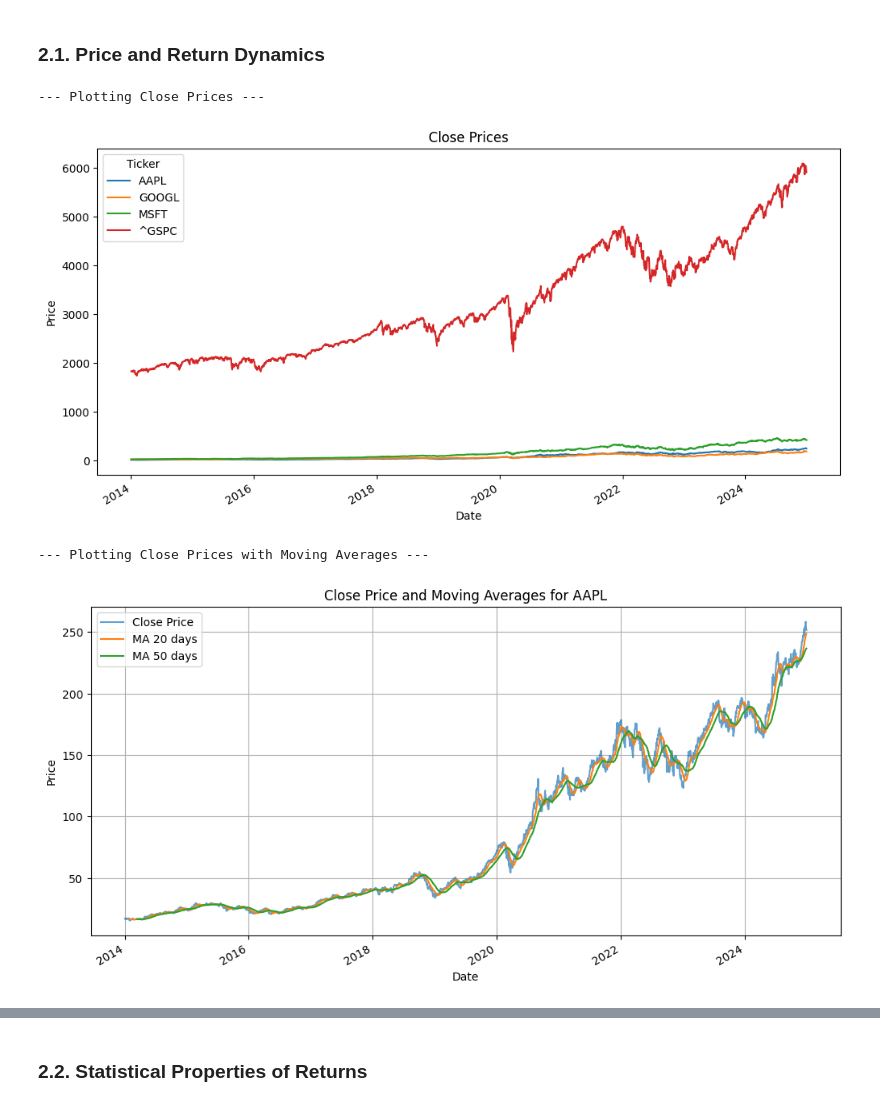
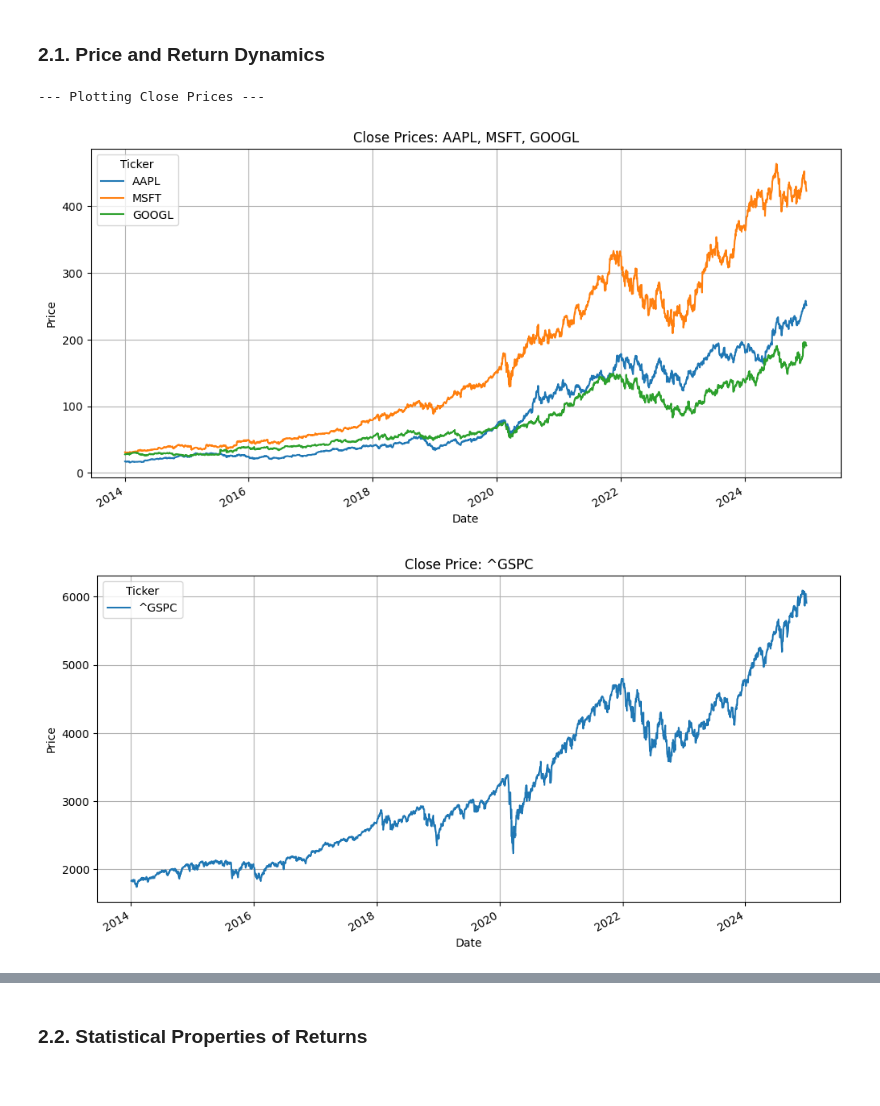
Before and after one commit to GeorgiiSizykh/EDA_of_Tech_Stocks, a Jupyter notebook: Financial_Data_Analysis/data_exploration.ipynb, the cells around one changed output, grey strips where cells are left out. Drawn from its saved outputs; the diff is of its cells as text; code cells hidden in the pictures.

Commit message:
Refactoring of subsec. 2.1 - Price and Return Dynamics

```diff
--- a/Financial_Data_Analysis/data_exploration.ipynb
+++ b/Financial_Data_Analysis/data_exploration.ipynb
@@ -256,32 +257,57 @@ Date
 # %% [markdown]
 ### 2.1. Price and Return Dynamics
 # %%
+# Plot individual tickers and index ticker (AAPL, MSFT, GOOGL, ^GSPC) in 4 separate windows or in a single window
+'''
 if not close_data.empty:
     print("\n--- Plotting Close Prices ---")
-    close_data.plot(figsize=(12, 6), title="Close Prices", subplots=False) # subplots=True для отдельных графиков
+    close_data.plot(figsize=(12, 6), title="Close Prices", subplots=False) # subplots=True for separate subplots
     plt.ylabel("Price")
     plt.legend(title='Ticker')
     plt.show()
+'''
 
+# Plot individual tickers (AAPL, MSFT, GOOGL) and index ticker (^GSPC) in 2 separate windows
 if not close_data.empty:
-    print("\n--- Plotting Close Prices with Moving Averages ---")
-    short_window = 20  # Например, 20-дневное МА (~ month)
-    long_window = 50   # Например, 50-дневное МА (~ quartal)
+    print("\n--- Plotting Close Prices ---")
 
-    for ticker in tickers_list:
-        if ticker in close_data.columns:
-            plt.figure(figsize=(12, 6))
-            close_data[ticker].plot(label='Close Price', alpha=0.7)
-            close_data[ticker].rolling(window=short_window).mean().plot(label=f'MA {short_window} days')
-            close_data[ticker].rolling(window=long_window).mean().plot(label=f'MA {long_window} days')
-            plt.title(f"Close Price and Moving Averages for {ticker}")
-            plt.xlabel("Date")
-            plt.ylabel("Price")
-            plt.legend()
-            plt.grid(True)
-            plt.show()
+    individual_tickers = tickers_list[:3] # AAPL, MSFT, GOOGL
+    index_ticker = tickers_list[3]  # ^GSPC - S&P 500
+
+    # --- AAPL, MSFT, GOOGL ---
+    if all(ticker in close_data.columns for ticker in individual_tickers):
+        fig1, ax1 = plt.subplots(figsize=(12, 6))
+
+        for ticker in individual_tickers:
+            close_data[ticker].plot(ax=ax1, label=ticker)
+
+        ax1.set_title(f"Close Prices: {', '.join(individual_tickers)}")
+        ax1.set_ylabel("Price")
+        ax1.legend(title='Ticker')
+        ax1.grid(True)
+
+    else:
+        print(f"Warning: Not all individual tickers ({', '.join(tickers_for_first_window)}) found in close_data.")
+
+    # --- ^GSPC ---
+    if index_ticker in close_data.columns:
+        fig2, ax2 = plt.subplots(figsize=(12, 6))
+
+        close_data[index_ticker].plot(ax=ax2, label=index_ticker)
+
+        ax2.set_title(f"Close Price: {ticker_for_second_window}")
+        ax2.set_ylabel("Price")
+        ax2.legend(title='Ticker')
+        ax2.grid(True)
+
+    else:
+        print(f"Warning: Index ticker ({index_ticker}) not found in close_data.")
+
+    plt.show()
+
+else:
+    print("'close_data' is empty. Skipping plotting.")
 # %% [output]
 --- Plotting Close Prices ---
-[figure, old version]
+[figure, new version]
---- Plotting Close Prices with Moving Averages ---
-[figure, old version]
+[figure, new version]
```
Also changed, not shown: parts of 3 cells of this notebook.
